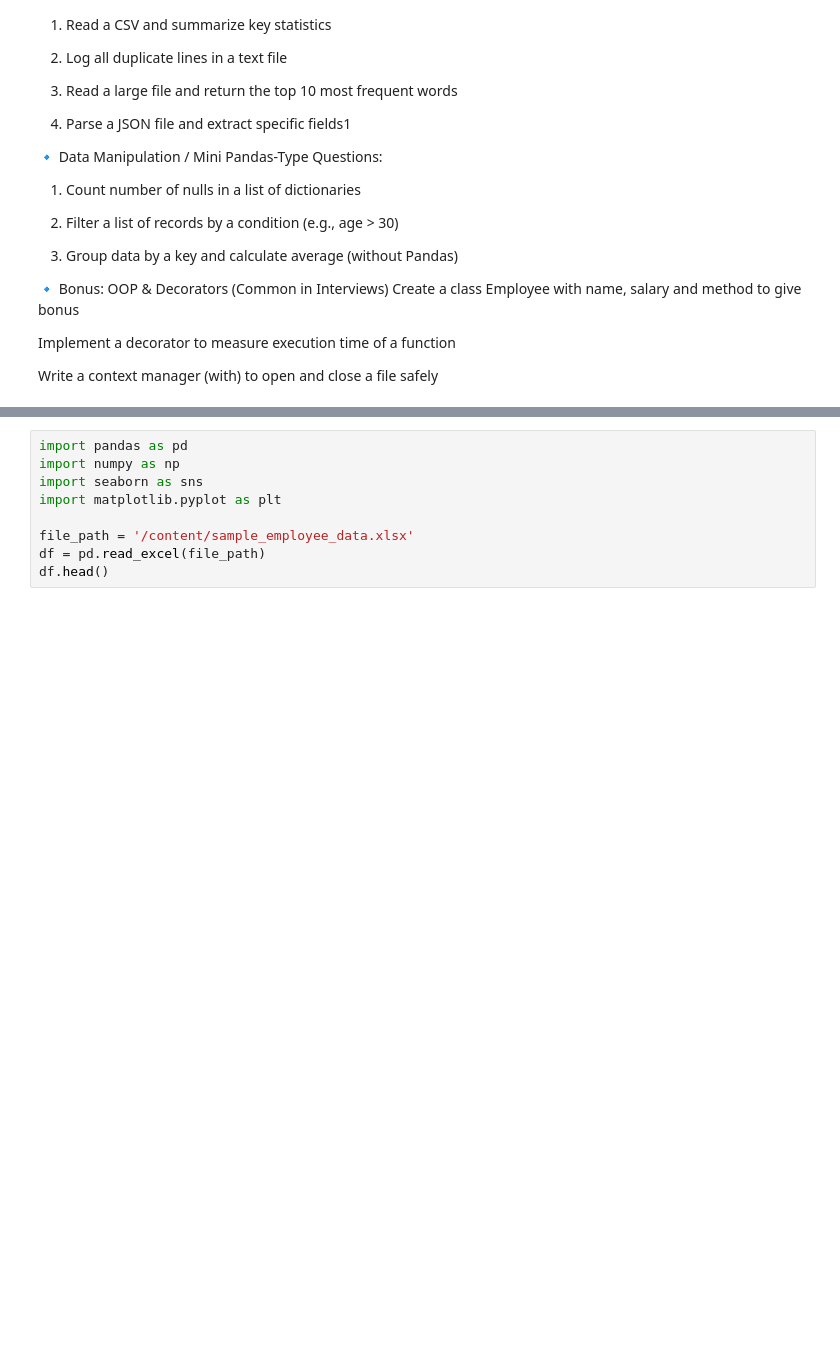
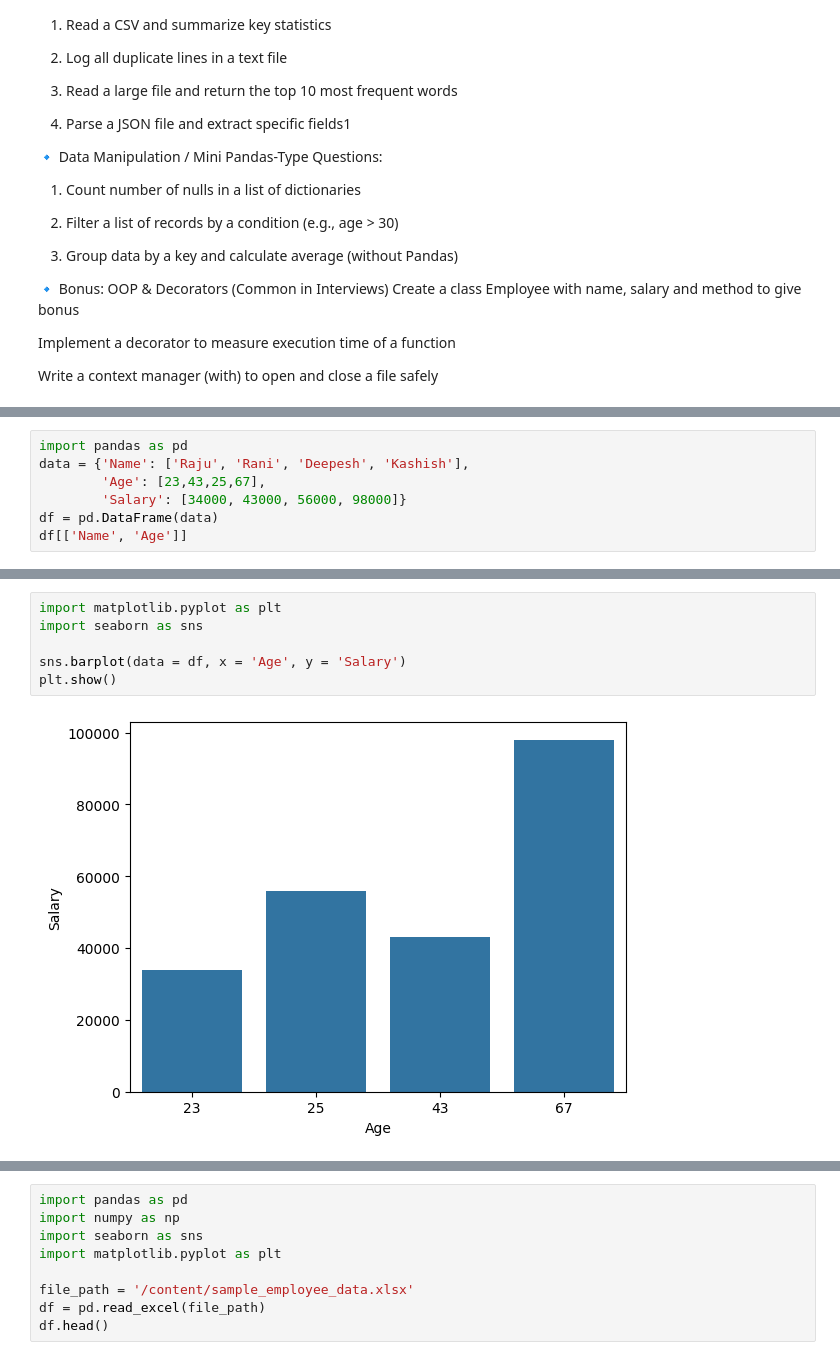
Before and after one commit to Jatingpt/ByUpgrad, a Jupyter notebook: byupg.ipynb, the cells around one changed output, grey strips where cells are left out. Saved outputs shown, nothing was run; the diff lists cells and outputs as text; blank space fills up the shorter version.

```diff
--- a/byupg.ipynb
+++ b/byupg.ipynb
@@ -73,0 +81,7 @@ Write a context manager (with) to open and close a file safely
+# %%
+import pandas as pd
+data = {'Name': ['Raju', 'Rani', 'Deepesh', 'Kashish'],
+        'Age': [23,43,25,67],
+        'Salary': [34000, 43000, 56000, 98000]}
+df = pd.DataFrame(data)
+df[['Name', 'Age']]
@@ -73,0 +94,8 @@ Write a context manager (with) to open and close a file safely
+# %%
+import matplotlib.pyplot as plt
+import seaborn as sns
+
+sns.barplot(data = df, x = 'Age', y = 'Salary')
+plt.show()
+# %% [output]
+[figure, added]
```
Also changed, not shown: parts of 14 cells of this notebook.
